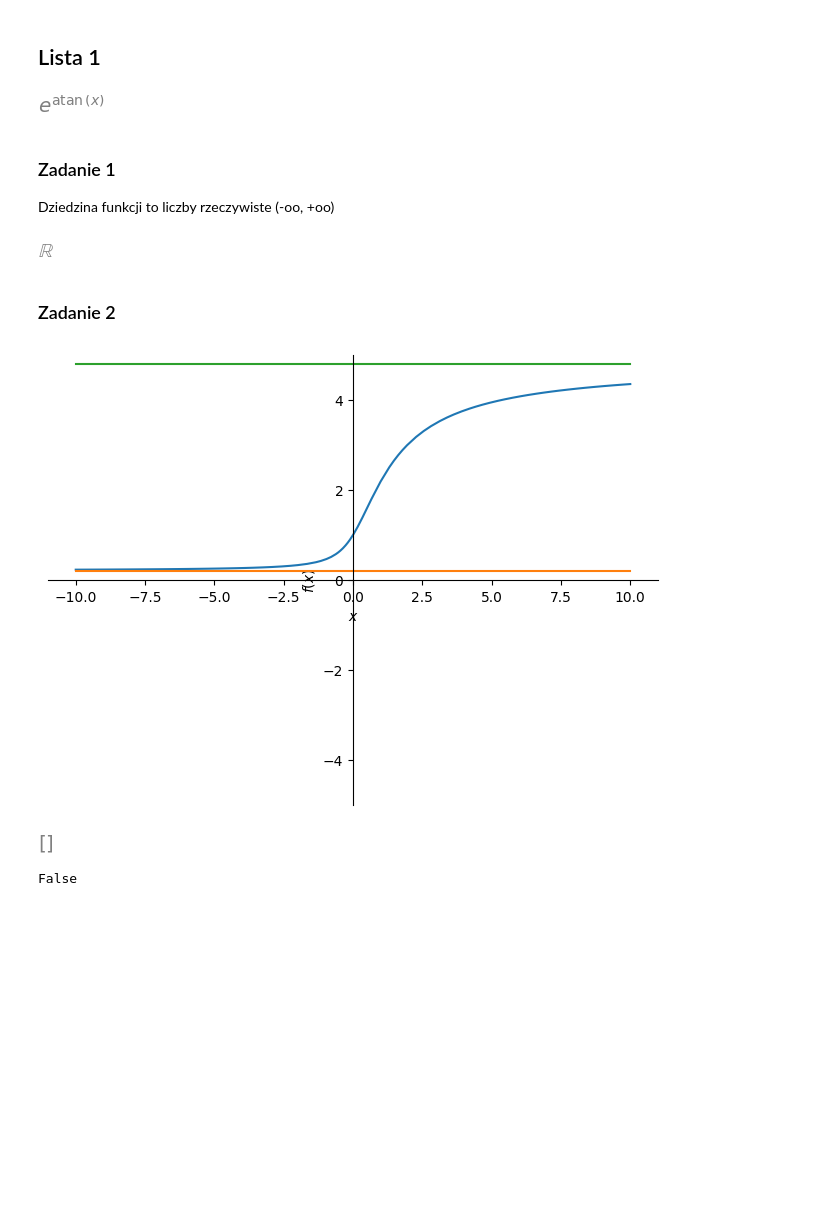
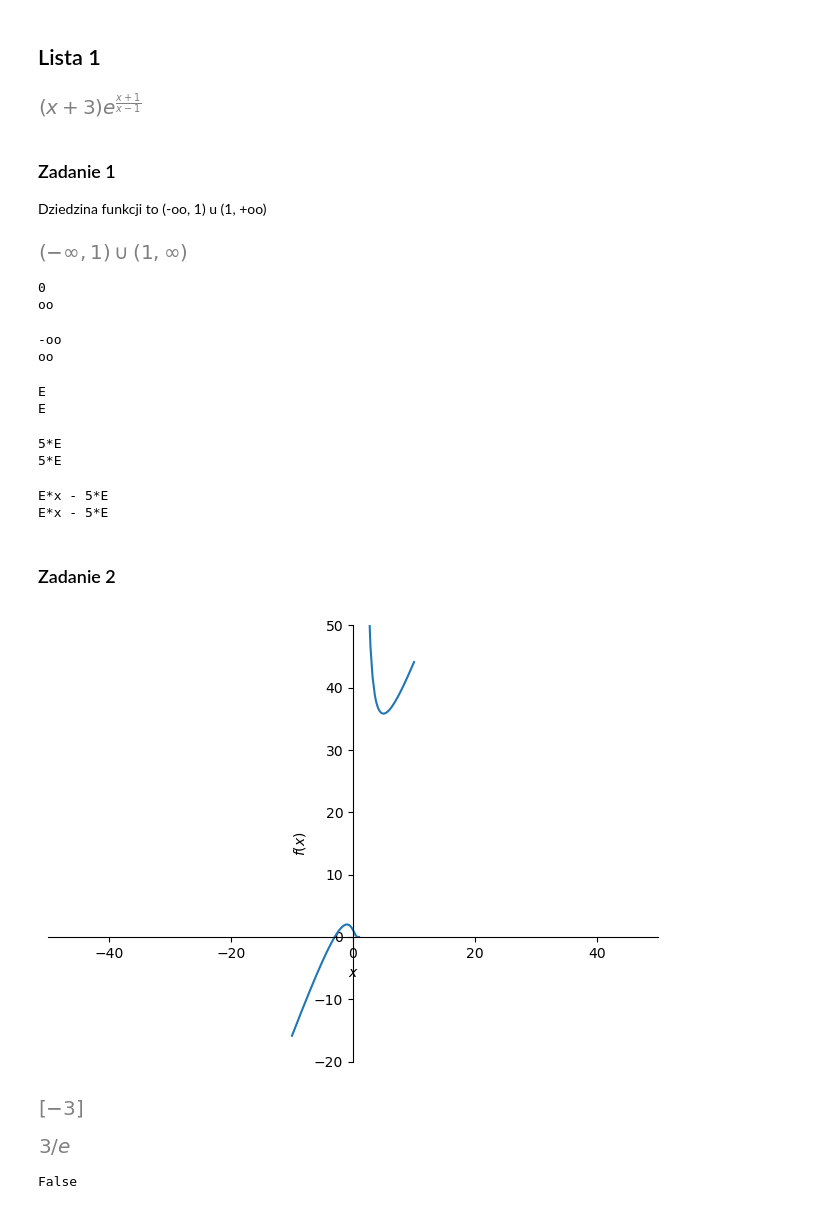
Before and after one commit to pzajaczkowski/ONWP, a Jupyter notebook: lista1/lista1.ipynb, the cells around one changed output. Saved outputs shown, nothing was run; the diff lists cells and outputs as text; code cells hidden in the pictures; blank space fills up the shorter version.

```diff
--- a/lista1/lista1.ipynb
+++ b/lista1/lista1.ipynb
@@ -6,17 +6,17 @@ from sympy.calculus.util import continuous_domain
 sp.init_printing()
 # %%
 x = sp.symbols('x')
-fun = sp.exp(sp.atan(x))
+fun = (x+3)*sp.exp((x+1)/(x-1))
 fun
 # %% [output]
-[figure, old version]
+[figure, new version]
 # %% [markdown]
 ### Zadanie 1
 
-Dziedzina funkcji to liczby rzeczywiste (-oo, +oo)
+Dziedzina funkcji to (-oo, 1) u (1, +oo)
 # %%
 # dziedzina
 domain = continuous_domain(fun, x, sp.S.Reals)
 domain
 # %% [output]
-[figure, old version]
+[figure, new version]
@@ -45,15 +23,65 @@ y2 = am*x-bm
+# %%
+poi = 1 # z nieciągłości dziedziny
+asymptote_ver_minus = sp.limit(fun, x, poi, dir='-')
+asymptote_ver_plus = sp.limit(fun, x, poi, dir='+')
+# +/- oo oznacza asymptote z tej strony do + lub - nieskończoności
+print(asymptote_ver_minus)
+print(asymptote_ver_plus)
+# %% [output]
+0
+oo
+# %%
+# asymptoty poziome
+asymptote_hor_minus = sp.limit(fun, x, -sp.oo)
+asymptote_hor_plus = sp.limit(fun, x, sp.oo)
+print(asymptote_hor_minus)
+print(asymptote_hor_plus)
+# %% [output]
+-oo
+oo
+# %%
+# asymptoty ukośne y=ax+b am==ap to obustronne
+am = sp.limit(fun/x, x, -sp.oo)
+ap = sp.limit(fun/x, x, sp.oo)
+print(am)
+print(ap)
+# %% [output]
+E
+E
+# %%
+# bm=bp to obustronne
+bm = sp.limit(fun-ap*x, x, sp.oo)
+bp = sp.limit(fun-ap*x, x, +sp.oo)
+print(bm)
+print(bp)
+# %% [output]
+5*E
+5*E
+# %%
+# jeżeli nie ma ukośnych to one będą równe poziomym
+y1 = ap*x-bp
+y2 = am*x-bm
+print(y1)
+print(y2)
+# %% [output]
+E*x - 5*E
+E*x - 5*E
 # %% [markdown]
 ### Zadanie 2
 # %%
-pl = sp.plot(fun, asymptote_hor_minus, asymptote_hor_plus, ylim=[-5,5])
+pl = sp.plot(fun, ylim=[-20,50], xlim=[-50,50])
 # %% [output]
-[figure, old version]
+[figure, new version]
 # %%
 # miejsca zerowe
 zeros = sp.solve(fun)
 zeros
 # %% [output]
-[figure, old version]
+[figure, new version]
+# %%
+fun.subs(x,0)
+# %% [output]
+[figure, added]
 # %%
 # parzystość
 mfun = fun.subs(x,-x)
```
Also changed, not shown: parts of 20 cells of this notebook.
